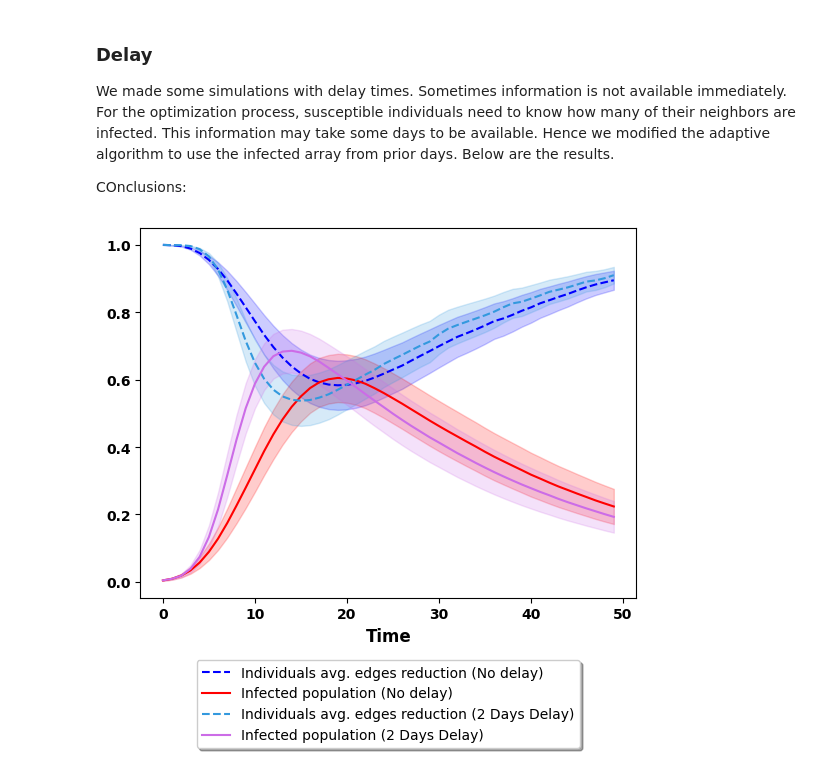
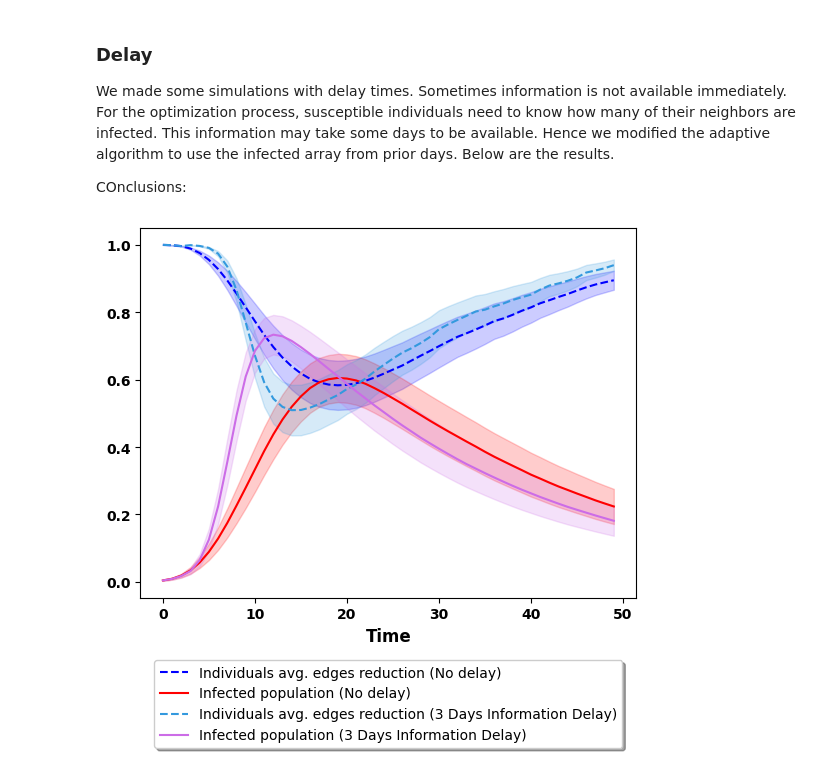
Before and after one commit to JimmyCalvoMonge/AdaptiveNetworks, a Jupyter notebook: network_experiments.ipynb, the cells around one changed output. Cells and saved outputs as stored; diff of their text form; code cells hidden in the pictures.

Commit message:
Delay experiment

```diff
--- a/network_experiments.ipynb
+++ b/network_experiments.ipynb
@@ -1206,9 +1206,10 @@ We made some simulations with delay times. Sometimes information is not availabl
 COnclusions:
 # %%
 bepidist_no_delay = pd.read_csv('./Data/20251102092420_bepidist_0.05_7_figure_data.csv')
-bepidist_delay = pd.read_csv('./Data/20251102104523_bepidist_0.05_7_figure_data.csv')
+bepidist_delay = pd.read_csv('./Data/20251102105921_bepidist_0.05_7_figure_data.csv')
 # 20251102103221_bepidist_0.05_7_figure_data.csv 1 days delay
 # 20251102104523_bepidist_0.05_7_figure_data.csv 2 days delay
+# 20251102105921_bepidist_0.05_7_figure_data.csv 3 days delay
 bepidist_no_delay = bepidist_no_delay.apply(pd.to_numeric)
 bepidist_delay = bepidist_delay.apply(pd.to_numeric)
 # %%
@@ -1239,33 +1240,33 @@ top = 50
 plt.figure()
 
 # No delay
 # plt.plot(mean_all[0:top],'-k', label="Network avg. edges reduction (No delay)")
 # plt.fill_between(range(top), upper_all[0:top], lower_all[0:top], color="k", alpha=0.2)
 plt.plot(mean_sus[0:top], linestyle='--', color='b', label="Individuals avg. edges reduction (No delay)")
 plt.fill_between(range(top), upper_sus[0:top], lower_sus[0:top], color="b", alpha=0.2)
 plt.plot(i_mean[0:top],'-r', label="Infected population (No delay)")
 plt.fill_between(range(top), i_max[0:top], i_min[0:top], color="r", alpha=0.2)
 
 # delay
 # plt.plot(mean_all_delay[0:top],'#DEAB57', label="Network avg. edges reduction (2 Days Delay)")
 # plt.fill_between(range(top), upper_all_delay[0:top], lower_all_delay[0:top], color="#DEAB57", alpha=0.2)
-plt.plot(mean_sus_delay[0:top], linestyle='--', color='#3399DE', label="Individuals avg. edges reduction (2 Days Delay)")
+plt.plot(mean_sus_delay[0:top], linestyle='--', color='#3399DE', label="Individuals avg. edges reduction (3 Days Information Delay)")
 plt.fill_between(range(top), upper_sus_delay[0:top], lower_sus_delay[0:top], color="#3399DE", alpha=0.2)
-plt.plot(i_mean_delay[0:top],'#CC6CE7', label="Infected population (2 Days Delay)")
+plt.plot(i_mean_delay[0:top],'#CC6CE7', label="Infected population (3 Days Information Delay)")
 plt.fill_between(range(top), i_max_delay[0:top], i_min_delay[0:top], color="#CC6CE7", alpha=0.2)
 
 ax = plt.gca() # Get current axes
 for tick in ax.get_xticklabels():
     tick.set_fontweight('bold')
 for tick in ax.get_yticklabels():
     tick.set_fontweight('bold')
 
 ax.legend(loc='upper center', bbox_to_anchor=(0.5, -0.15),
           fancybox=True, shadow=True, ncol=1)
 
 ax.set_xlabel("Time", fontsize=12, fontweight='bold')
 # plt.ylabel("Planning horizon (days)")
 
 plt.show()
 # %% [output]
-[figure, old version]
+[figure, new version]
```
Also changed, not shown: 1 other file.
